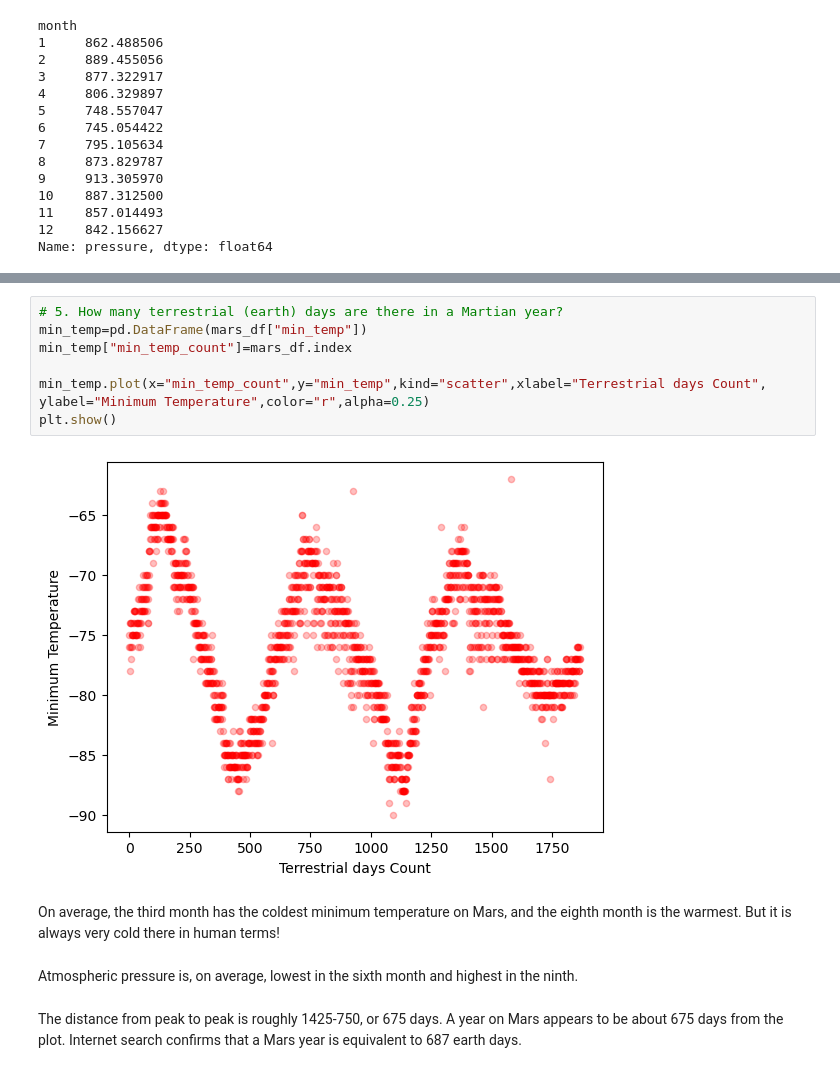
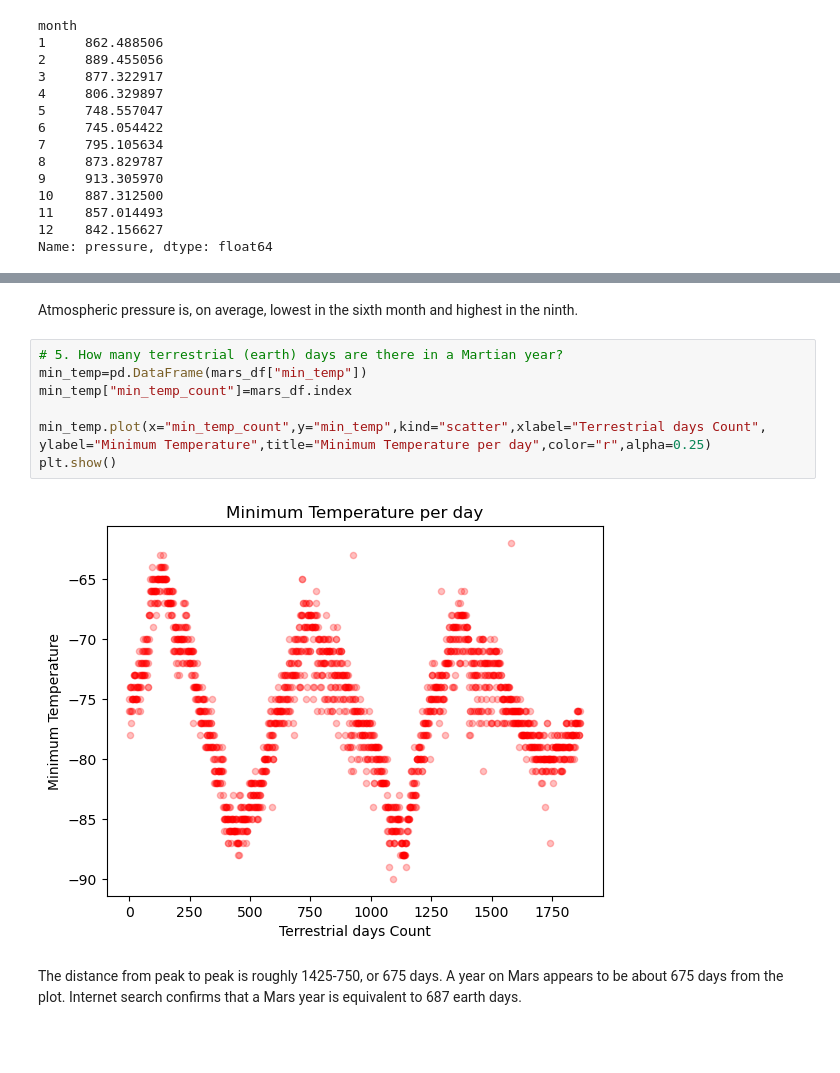
Before and after one commit to RCoby/data_collection_challenge, a Jupyter notebook: part_2_mars_weather.ipynb, the cells around one changed output, grey strips where cells are left out. Cells and saved outputs as stored; diff of their text form; blank space fills up the shorter version.

```diff
--- a/part_2_mars_weather.ipynb
+++ b/part_2_mars_weather.ipynb
@@ -194,16 +196,14 @@ plt.show()
-# %%
-# 5. How many terrestrial (earth) days are there in a Martian year?
-min_temp=pd.DataFrame(mars_df["min_temp"])
-min_temp["min_temp_count"]=mars_df.index
-
-min_temp.plot(x="min_temp_count",y="min_temp",kind="scatter",xlabel="Terrestrial days Count", ylabel="Minimum Temperature",color="r",alpha=0.25)
-plt.show()
-# %% [output]
-[figure, removed]
-# %% [markdown]
-On average, the third month has the coldest minimum temperature on Mars, and the eighth month is the warmest. But it is always very cold there in human terms!
 # %% [markdown]
 Atmospheric pressure is, on average, lowest in the sixth month and highest in the ninth.
+# %%
+# 5. How many terrestrial (earth) days are there in a Martian year?
+min_temp=pd.DataFrame(mars_df["min_temp"])
+min_temp["min_temp_count"]=mars_df.index
+
+min_temp.plot(x="min_temp_count",y="min_temp",kind="scatter",xlabel="Terrestrial days Count", ylabel="Minimum Temperature",title="Minimum Temperature per day",color="r",alpha=0.25)
+plt.show()
+# %% [output]
+[figure, added]
 # %% [markdown]
 The distance from peak to peak is roughly 1425-750, or 675 days. A year on Mars appears to be about 675 days from the plot. Internet search confirms that a Mars year is equivalent to 687 earth days.
 # %% [markdown]
```
Also changed, not shown: parts of 6 cells of this notebook.
